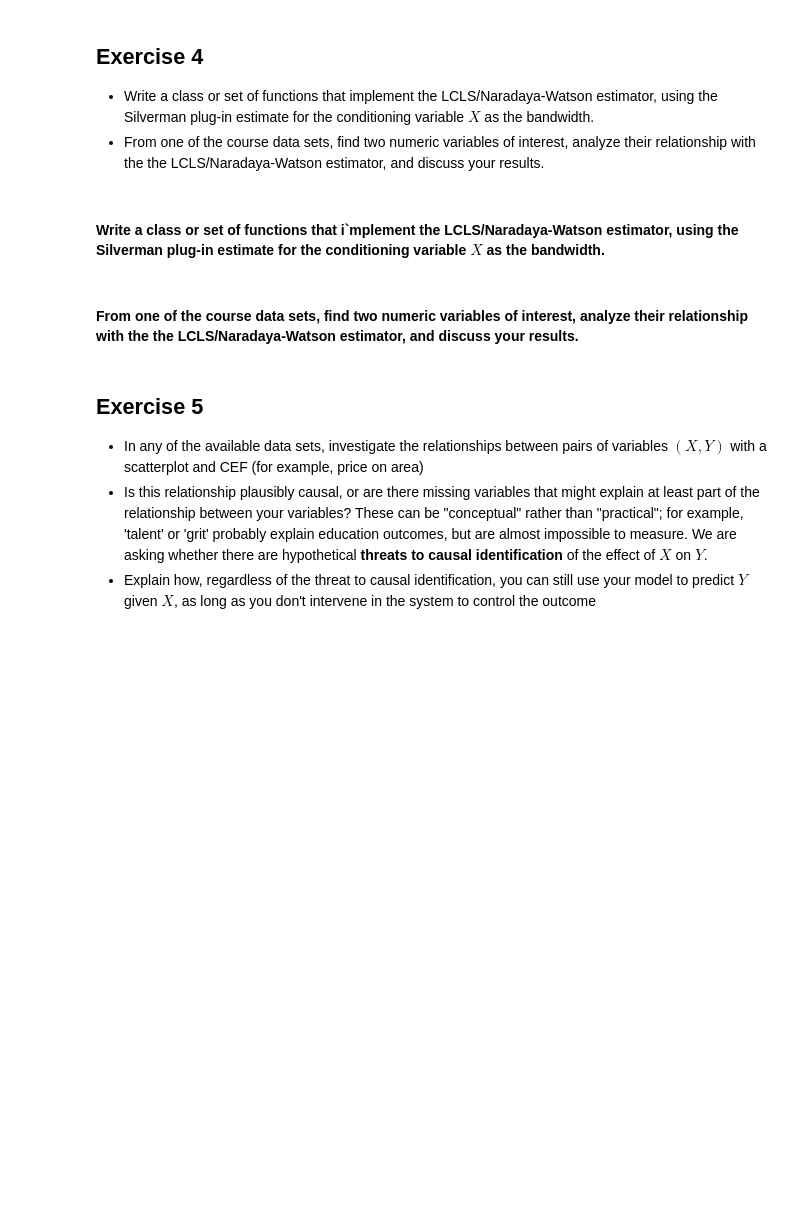
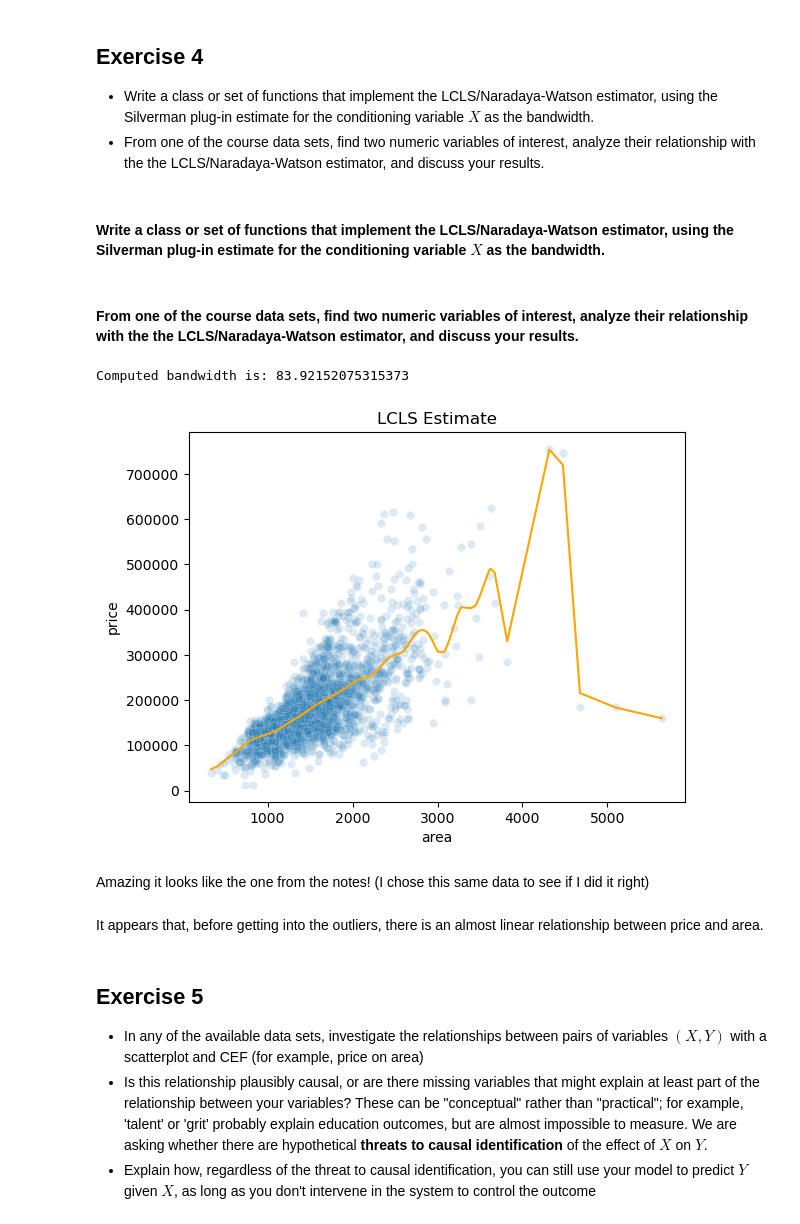
Before and after one commit to ssegaloff/UU_Assignment_3, a Jupyter notebook: assignment_3.ipynb, the cells around one changed output. Drawn from its saved outputs; the diff is of its cells as text; code cells hidden in the pictures; blank space fills up the shorter version.

```diff
--- a/assignment_3.ipynb
+++ b/assignment_3.ipynb
@@ -326,2 +255,2 @@ class LCLS:
 # %% [markdown]
-#### Write a class or set of functions that i`mplement the LCLS/Naradaya-Watson estimator, using the Silverman plug-in estimate for the conditioning variable $X$ as the bandwidth.
+#### Write a class or set of functions that implement the LCLS/Naradaya-Watson estimator, using the Silverman plug-in estimate for the conditioning variable $X$ as the bandwidth.
@@ -328,5 +325,22 @@ class LCLS:
 # %% [markdown]
 #### From one of the course data sets, find two numeric variables of interest, analyze their relationship with the the LCLS/Naradaya-Watson estimator, and discuss your results.
+# %%
+# iowa = pd.read_csv('/Users/sabinesegaloff/Code/UVA_Fall_25/Understanding_Uncertainty_5030/data/iowa.csv')
+# x = iowa['State Bottle Cost']
+# y = iowa['State Bottle Retail']
+
+ames = pd.read_csv('/Users/sabinesegaloff/Code/UVA_Fall_25/Understanding_Uncertainty_5030/data/ames_prices.csv')
+x = ames['area']
+y = ames['price']
+
+y_hat, grid = lcls(x, y, h=None, kernel_type='gaussian', plot=True, predictor='area', target='price')
+# %% [output]
+Computed bandwidth is: 83.92152075315373
+[figure, added]
+# %% [markdown]
+Amazing it looks like the one from the notes! (I chose this same data to see if I did it right)
+# %% [markdown]
+It appears that, before getting into the outliers, there is an almost linear relationship between price and area.
 # %% [markdown]
 ## Exercise 5
 - In any of the available data sets, investigate the relationships between pairs of variables $(X,Y)$ with a scatterplot and CEF (for example, price on area)
```
Also changed, not shown: parts of 5 cells of this notebook.
